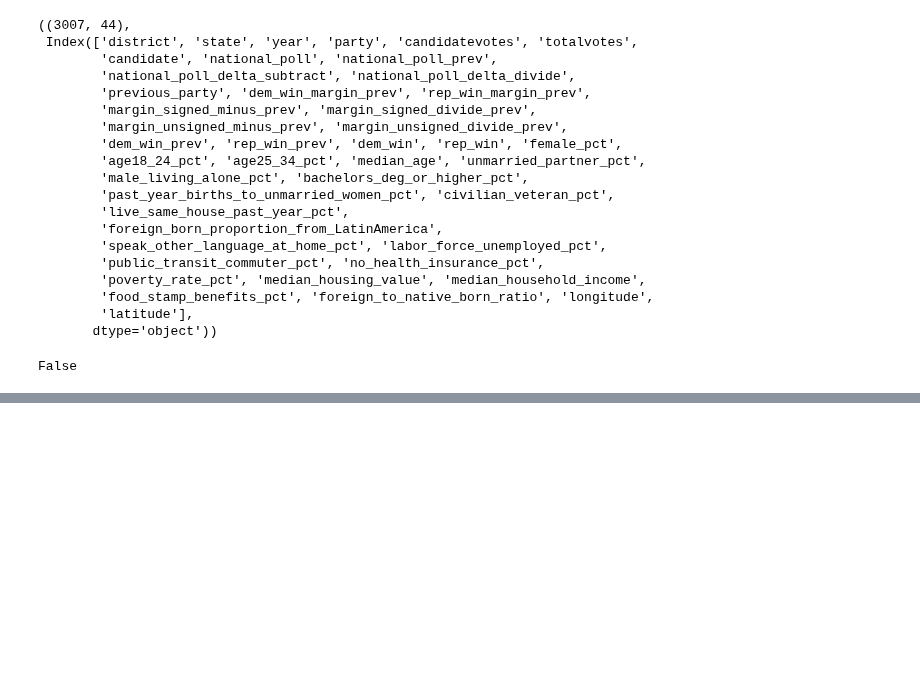
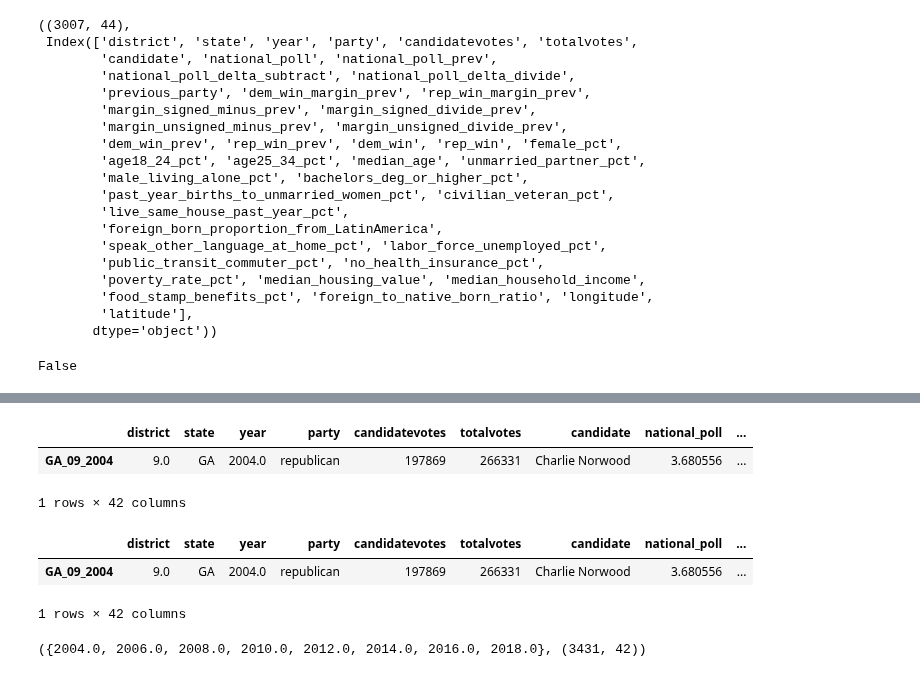
Before and after one commit to WildTangles/ac209a_project, a Jupyter notebook: redistricting-corrections.ipynb, the cells around one changed output, grey strips where cells are left out. Cells and saved outputs as stored; diff of their text form; code cells hidden in the pictures; blank space fills up the shorter version.

```diff
--- a/redistricting-corrections.ipynb
+++ b/redistricting-corrections.ipynb
@@ -66,0 +79,14 @@ pickle.dump(dataset, open(new_dataset_name, 'wb'))
+# %%
+pop_map = overlap['population_overlap'] #2014 -> 2012
+inv_pop_map = overlap['inverse_population_overlap'] #2014 -> 2016
+# %%
+d_cols = ['female_pct', 'age18_24_pct', 'age25_34_pct', 'median_age',
+       'unmarried_partner_pct', 'male_living_alone_pct',
+       'bachelors_deg_or_higher_pct',
+       'past_year_births_to_unmarried_women_pct', 'civilian_veteran_pct',
+       'live_same_house_past_year_pct',
+       'foreign_born_proportion_from_LatinAmerica',
+       'speak_other_language_at_home_pct', 'labor_force_unemployed_pct',
+       'public_transit_commuter_pct', 'no_health_insurance_pct',
+       'poverty_rate_pct', 'median_housing_value', 'median_household_income',
+       'food_stamp_benefits_pct', 'foreign_to_native_born_ratio']
@@ -66,0 +138,14 @@ pickle.dump(dataset, open(new_dataset_name, 'wb'))
+# %%
+#fix the demographics
+dataset_dcorr = dataset.copy()
+prev_year = 2020
+for index, row in dataset_dcorr.iterrows():
+    if row['year'] < prev_year:
+        prev_year = row['year']
+        print('on {}.'.format(prev_year))
+    if row['year'] < 2010:
+        for d_col in d_cols:
+            cval = 0
+            for cindex, cratio in inv_pop_map[index].items():
+                cval += dataset_dcorr.loc[cindex, d_col] * cratio
+            dataset_dcorr.loc[index, d_col] = cval
@@ -66,0 +161,13 @@ pickle.dump(dataset, open(new_dataset_name, 'wb'))
+# %%
+test = 'GA_09_2004'
+dataset_dcorr[dataset_dcorr.index == test]
+# %% [output]
+|  | district | state | year | party | candidatevotes | totalvotes | candidate | national_poll | ... |
+| GA_09_2004 | 9.0 | GA | 2004.0 | republican | 197869 | 266331 | Charlie Norwood | 3.680556 | ... |
+1 rows × 42 columns
+# %%
+dataset[dataset.index == test]
+# %% [output]
+|  | district | state | year | party | candidatevotes | totalvotes | candidate | national_poll | ... |
+| GA_09_2004 | 9.0 | GA | 2004.0 | republican | 197869 | 266331 | Charlie Norwood | 3.680556 | ... |
+1 rows × 42 columns
@@ -66,0 +177,4 @@ pickle.dump(dataset, open(new_dataset_name, 'wb'))
+# %%
+set(dataset_dcorr['year'].values), dataset_dcorr.shape
+# %% [output]
+({2004.0, 2006.0, 2008.0, 2010.0, 2012.0, 2014.0, 2016.0, 2018.0}, (3431, 42))
```
Also changed, not shown: parts of 11 cells of this notebook, 7 other files.
